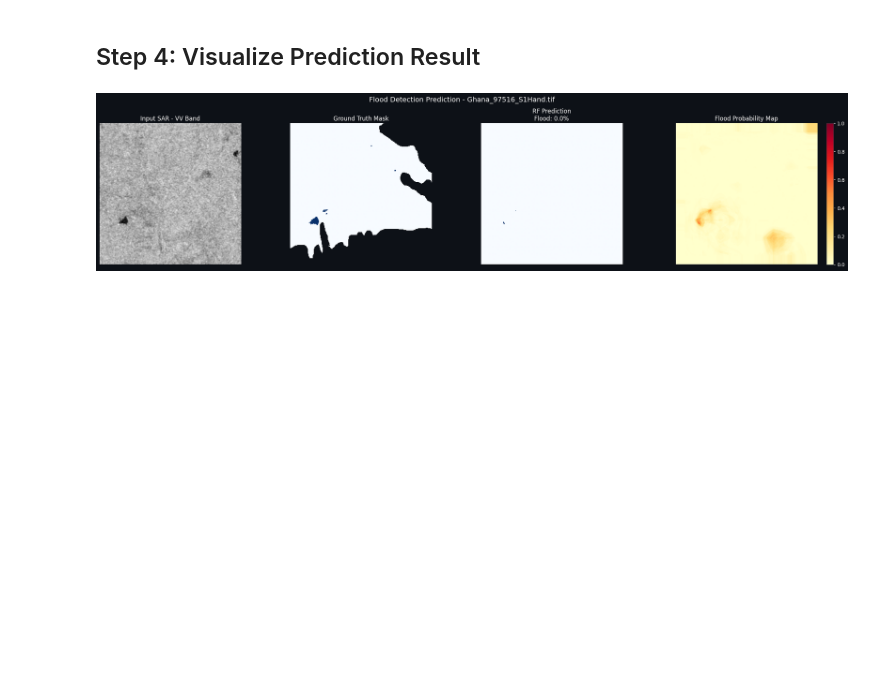
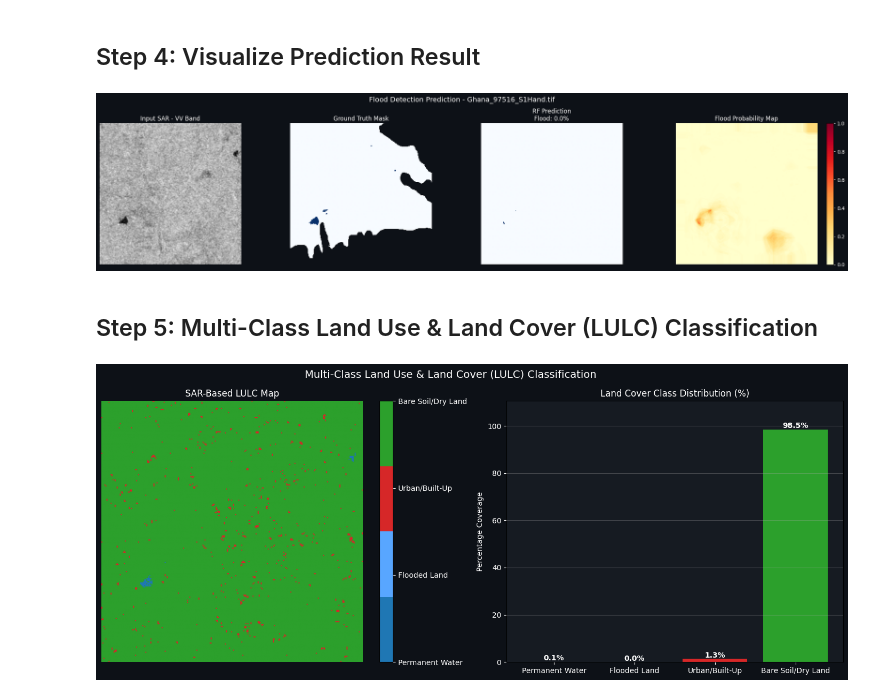
Before and after one commit to Impana2305/Sar-Spatiotemporal-Analysis, a Jupyter notebook: notebooks/05_prediction_pipeline.ipynb, the cells around one changed output. Drawn from its saved outputs; the diff is of its cells as text; code cells hidden in the pictures; blank space fills up the shorter version.

```diff
--- a/notebooks/05_prediction_pipeline.ipynb
+++ b/notebooks/05_prediction_pipeline.ipynb
@@ -133,3 +134,47 @@ plt.savefig(os.path.join(ROOT_DIR, 'data/prediction_result.png'), dpi=120, bbox_
 plt.show()
 # %% [output]
 [figure]
+# %% [markdown]
+## Step 5: Multi-Class Land Use & Land Cover (LULC) Classification
+# %%
+vh_disp = img_resized[0, 1].cpu().numpy()
+
+# 4 Land Cover Classes:
+# 0: Permanent Water (Very low backscatter)
+# 1: Flooded Land / Inundated Soil (Low VV, active flood prediction)
+# 2: Urban / Built-Up (High double-bounce backscatter)
+# 3: Bare Soil / Dry Land (Moderate backscatter)
+lulc_map = np.zeros_like(vv_disp, dtype=int)
+lulc_map[(vv_disp < 0.22) & (vh_disp < 0.20)] = 0  # Permanent Water
+lulc_map[(pred_mask == 1) & (lulc_map != 0)] = 1   # Flooded Land
+lulc_map[(vv_disp > 0.75) | (vh_disp > 0.70)] = 2  # Urban / Built-Up
+lulc_map[(pred_mask == 0) & (vv_disp >= 0.22) & (vv_disp <= 0.75)] = 3 # Bare Soil / Dry Land
+
+class_labels = ['Permanent Water', 'Flooded Land', 'Urban/Built-Up', 'Bare Soil/Dry Land']
+class_colors = ['#1f77b4', '#58a6ff', '#d62728', '#2ca02c']
+cmap_lulc = ListedColormap(class_colors)
+
+fig, axes = plt.subplots(1, 2, figsize=(15, 6))
+fig.suptitle('Multi-Class Land Use & Land Cover (LULC) Classification', fontsize=14, color='white')
+
+im = axes[0].imshow(lulc_map, cmap=cmap_lulc, vmin=0, vmax=3)
+axes[0].set_title('SAR-Based LULC Map')
+axes[0].axis('off')
+cbar = plt.colorbar(im, ax=axes[0], ticks=[0, 1, 2, 3], fraction=0.046)
+cbar.ax.set_yticklabels(class_labels)
+
+counts = [np.sum(lulc_map == c) for c in range(4)]
+pcts = [100 * c / lulc_map.size for c in counts]
+bars = axes[1].bar(class_labels, pcts, color=class_colors)
+for bar, pct in zip(bars, pcts):
+    axes[1].text(bar.get_x() + bar.get_width()/2, bar.get_height() + 0.5, f'{pct:.1f}%', ha='center', fontsize=10, fontweight='bold')
+axes[1].set_title('Land Cover Class Distribution (%)')
+axes[1].set_ylabel('Percentage Coverage')
+axes[1].set_ylim(0, max(pcts) + 12)
+axes[1].grid(True, axis='y', alpha=0.3)
+
+plt.tight_layout()
+plt.savefig(os.path.join(ROOT_DIR, 'data/land_use_classification.png'), dpi=120, bbox_inches='tight', facecolor='#0d1117')
+plt.show()
+# %% [output]
+[figure, added]
```
Also changed, not shown: parts of 2 cells of this notebook, 20 other files.
